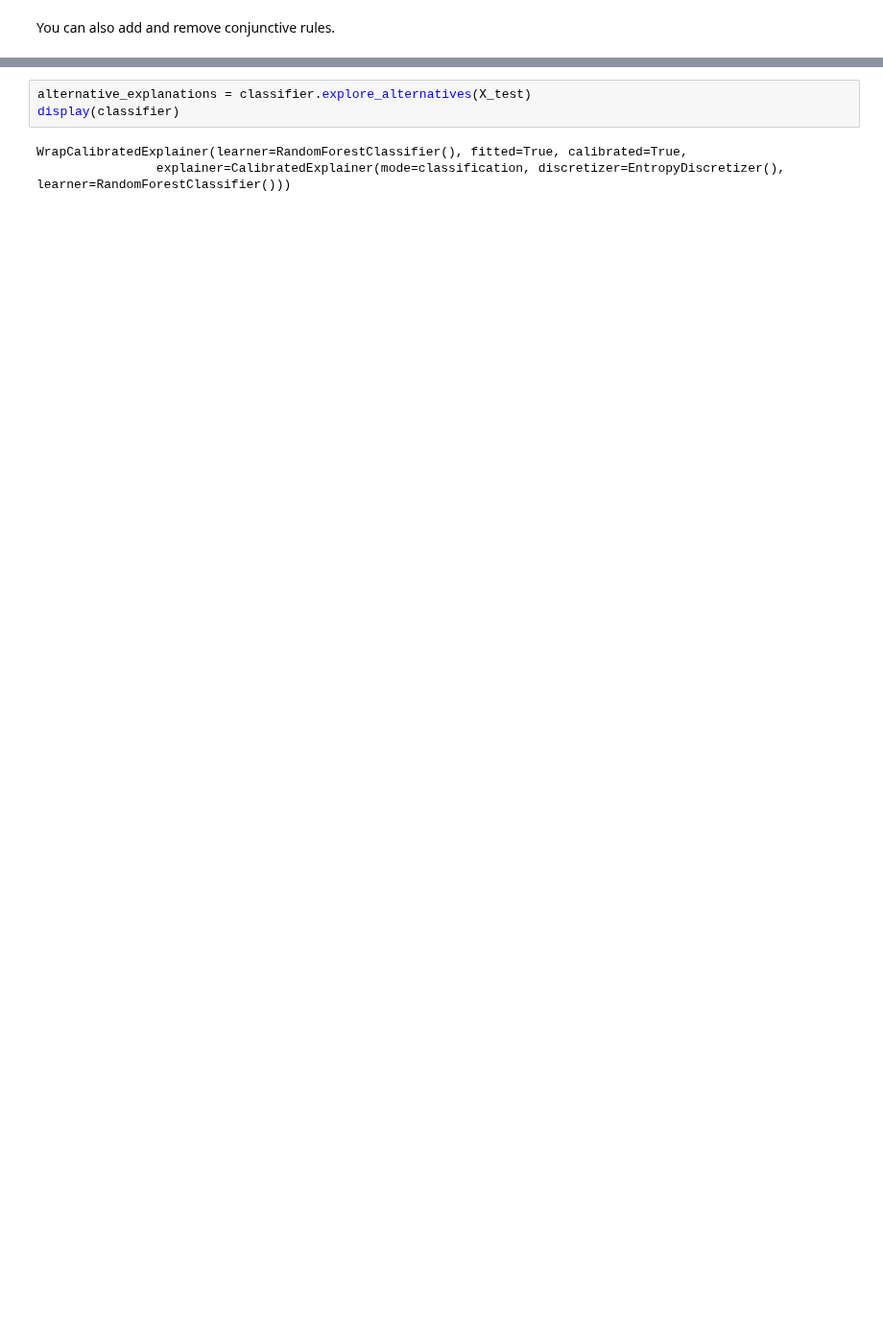
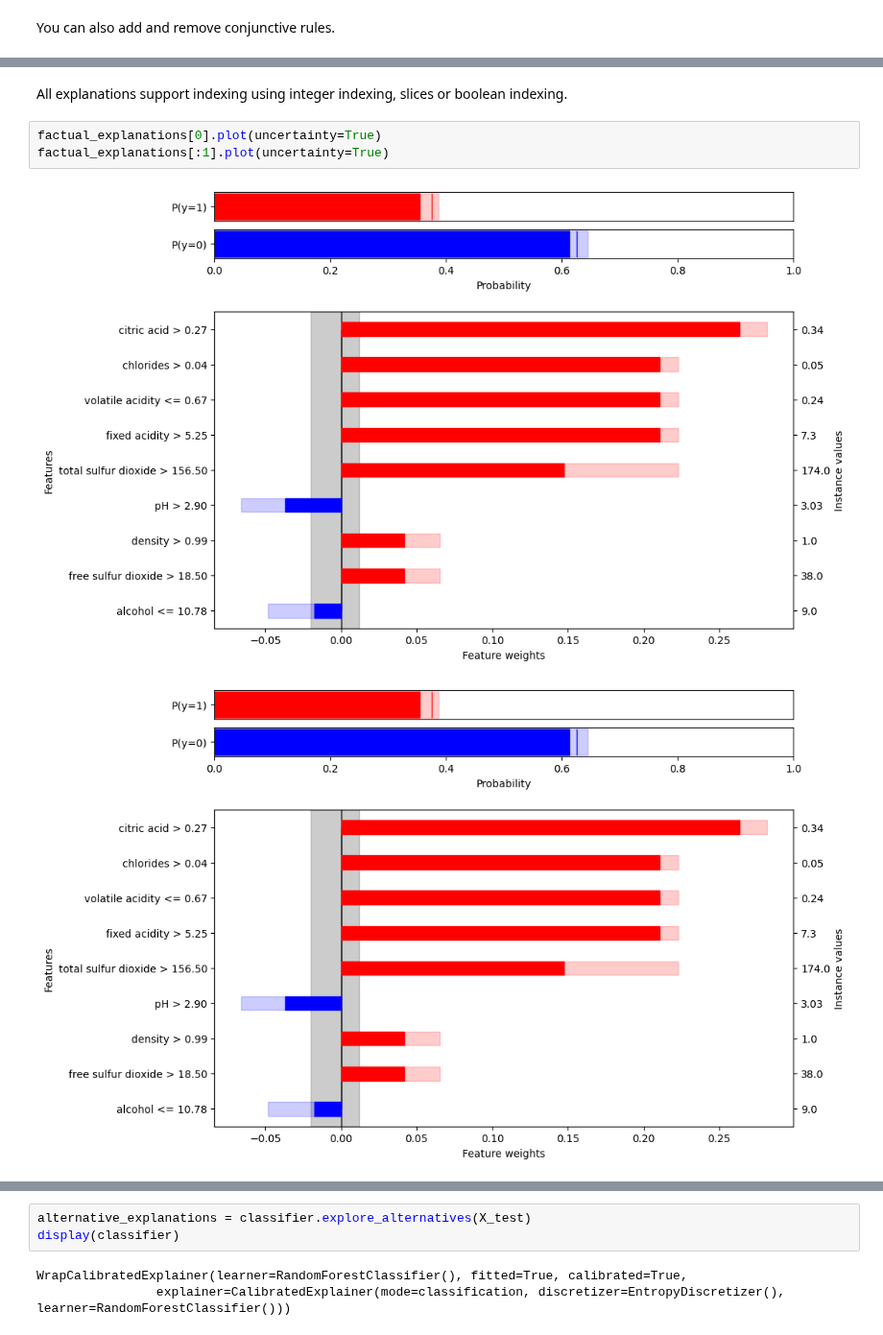
Before and after one commit to Moffran/calibrated_explanations, a Jupyter notebook: notebooks/quickstart_wrap.ipynb, the cells around one changed output, grey strips where cells are left out. Shown at 96% size. Drawn from its saved outputs; the diff is of its cells as text; blank space fills up the shorter version.

```diff
--- a/notebooks/quickstart_wrap.ipynb
+++ b/notebooks/quickstart_wrap.ipynb
@@ -109 +113,9 @@ factual_explanations.remove_conjunctions().plot(0, uncertainty=True)
+# %% [markdown]
+All explanations support indexing using integer indexing, slices or boolean indexing.
+# %%
+factual_explanations[0].plot(uncertainty=True)
+factual_explanations[:1].plot(uncertainty=True)
+# %% [output]
+[figure, added]
+[figure, added]
 # %% [markdown]
```
Also changed, not shown: parts of 15 cells of this notebook, 1 other file.
